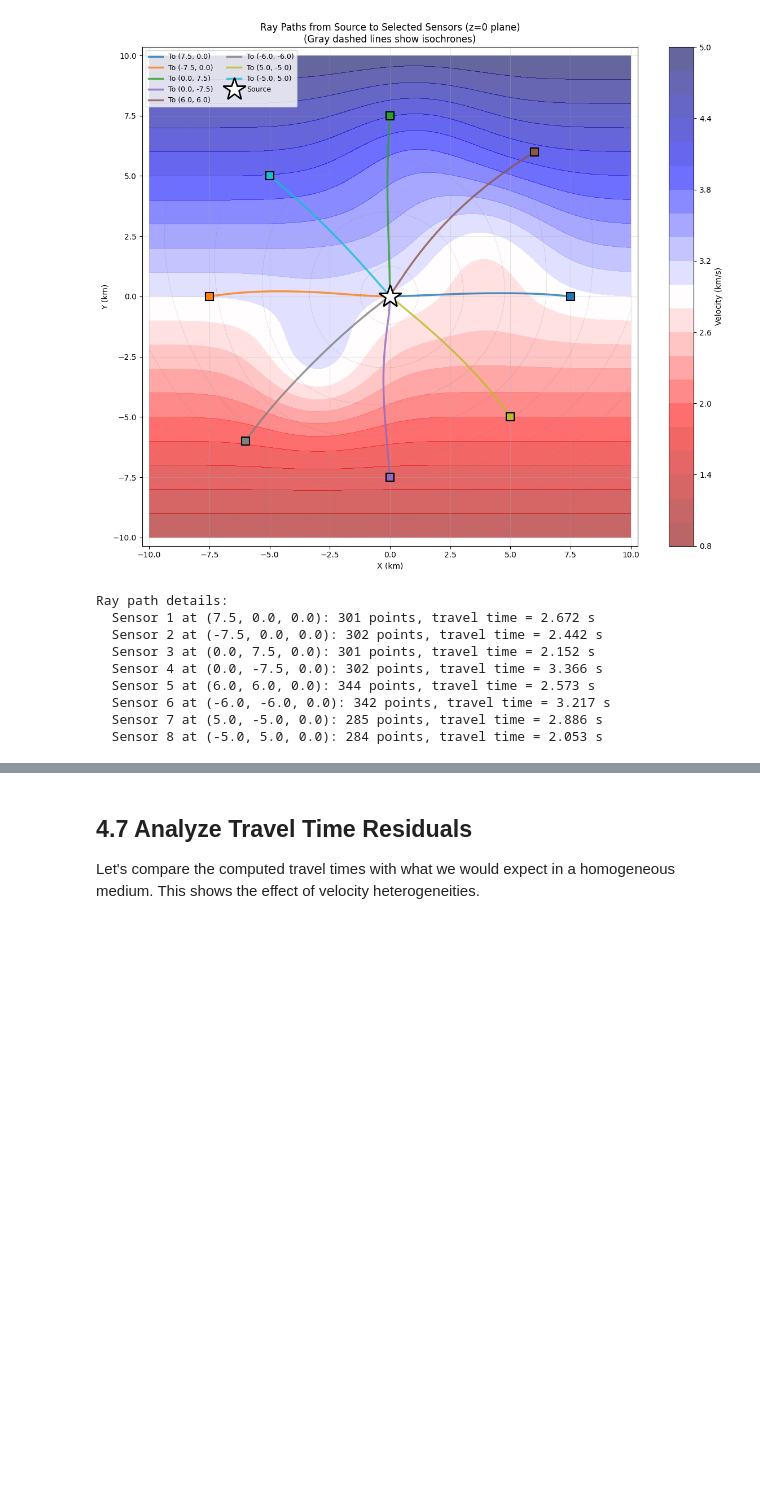
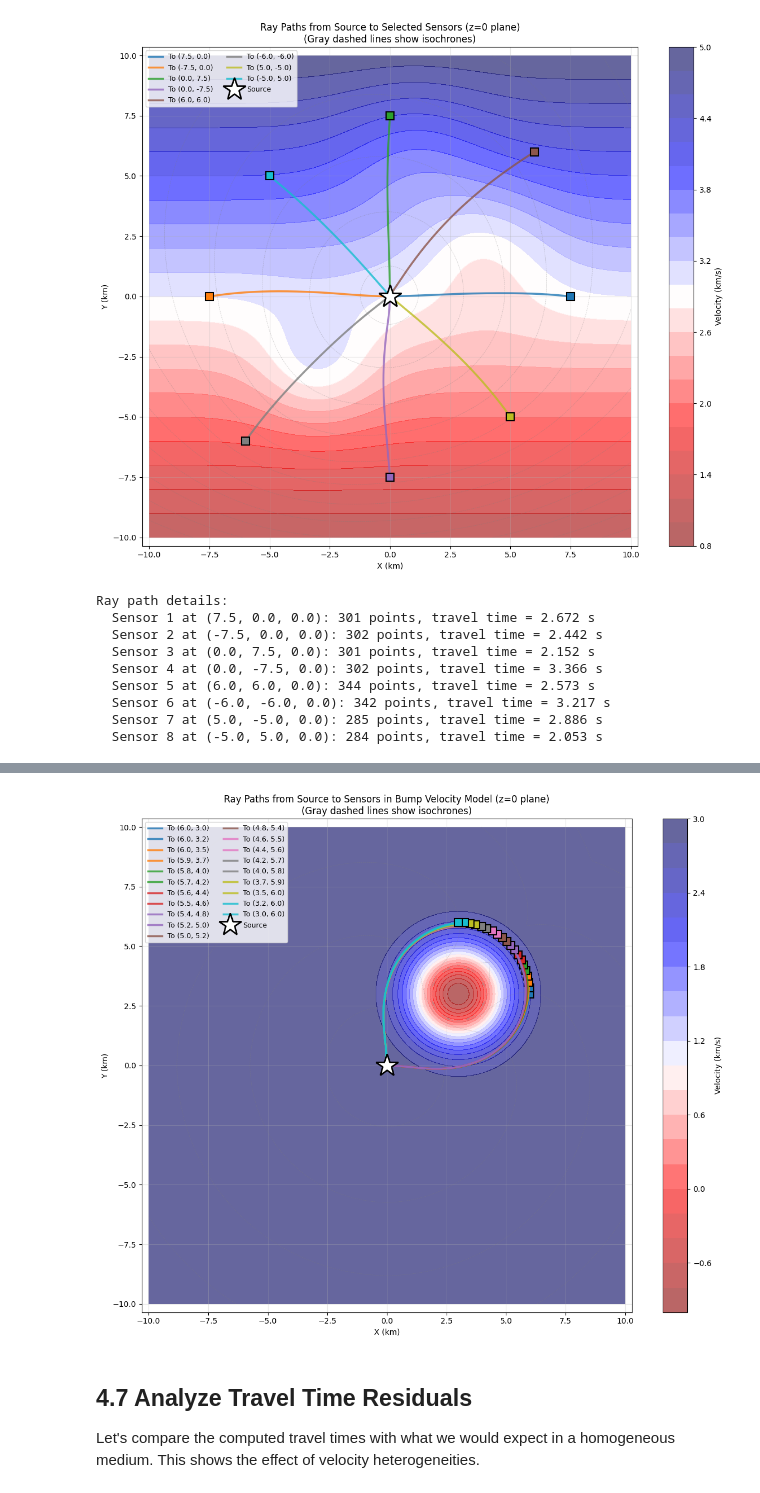
Before and after one commit to UW-geophysics-edu/ESS563-2025, a Jupyter notebook: notebooks/Eikonal_tomo_location.ipynb, the cells around one changed output, grey strips where cells are left out. Drawn from its saved outputs; the diff is of its cells as text; code cells hidden in the pictures; blank space fills up the shorter version.

```diff
--- a/notebooks/Eikonal_tomo_location.ipynb
+++ b/notebooks/Eikonal_tomo_location.ipynb
@@ -954,0 +1085,83 @@ Ray path details:
+# %%
+# now replicate this with low velocity anomaly
+# modify the velocity model to have a single low velocity anomaly described as a gaussian dip
+velocity_2d_dip = c0 * np.ones((ny, nx))
+# Add low velocity anomaly (sedimentary basin) offset at 5 km in x and y
+velocity_2d_dip -= 4.0 * np.exp(-((X - 3.0)**2 + (Y - 3.0)**2) / 4.0)
+
+# now solve for travel time and ray paths from source to sensors using pykonal in 3D
+# Create 3D velocity model by replicating the 2D bump model along z
+velocity_model_bump2 = np.zeros((nx, ny, nz))
+for k in range(nz):
+    velocity_model_bump2[:, :, k] = velocity_2d_dip.T  # Transpose to match PyKonal's (x, y, z) indexing
+# Create PyKonal solver for 3D problem with bump
+solver_bump2 = pykonal.EikonalSolver(coord_sys="cartesian")
+# Define the grid
+solver_bump2.velocity.min_coords = x_min, y_min, z_min
+solver_bump2.velocity.node_intervals = (x_max - x_min) / (nx - 1), (y_max - y_min) / (ny - 1), (z_max - z_min) / (nz - 1)
+solver_bump2.velocity.npts = nx, ny, nz
+# Set the velocity model (PyKonal expects velocity, not slowness)
+solver_bump2.velocity.values = velocity_model_bump2
+# Set source location (center of domain at z=0) - USE PHYSICAL COORDINATES
+idx_x = int((source_x - x_min) / (x_max - x_min) * (nx - 1))
+idx_y = int((source_y - y_min) / (y_max - y_min) * (ny - 1))
+idx_z = int((source_z - z_min) / (z_max - z_min) * (nz - 1))
+# solver_bump2.source = idx_x, idx_y, idx_z
+
+solver_bump2.unknown[src_idx] = False
+
+solver_bump2.traveltime.values[src_idx] = 0.0  # Set travel time at source to zero
+solver_bump2.unknown[src_idx] = False
+solver_bump2.trial.push(*src_idx)
+
+# Solve the eikonal equation
+print("Solving eikonal equation for bump model...")
+solver_bump2.solve()
+print("Done!")
+
+# Trace rays from each sensor back to source
+ray_paths_bump2 = []
+for sensor_loc in sensor_coords_bump:
+    ray = solver_bump2.trace_ray( np.array(sensor_loc))
+    ray_paths_bump2.append(ray)
+    # get travel time at sensor
+    tt_sensor = solver_bump2.tt.values[
+        int((sensor_loc[0] - x_min) / (x_max - x_min) * (nx - 1)),
+        int((sensor_loc[1] - y_min) / (y_max - y_min) * (ny - 1)),
+        int((sensor_loc[2] - z_min) / (z_max - z_min) * (nz - 1))
+    ]
+    print(f"Sensor at {sensor_loc}: Travel time = {tt_sensor:.3f} s, Ray path length = {ray.shape[0]:.3f} km")
+# Plot velocity model with ray paths for bump model
+plt.figure(figsize=(12, 10))
+# Background: velocity model
+im = plt.contourf(X, Y, velocity_2d_dip, levels=25, cmap='seismic_r', alpha=0.6)
+plt.colorbar(im, label='Velocity (km/s)')
+# Overlay: travel time contours (isochrones)
+travel_times_bump = solver_bump2.tt.values[:, :, 0].T  # Extract z=0 and transpose back to match our coordinate system
+contours = plt.contour(X, Y, travel_times_bump, levels=12, colors='gray',
+                       linewidths=0.5, alpha=0.4, linestyles='--')
+# Plot ray paths (extract x, y coordinates from the ray path array)
+colors = plt.cm.tab10(np.linspace(0, 1, len(sensor_coords_bump)))
+for i, (ray, sensor_loc) in enumerate(zip(ray_paths_bump2, sensor_coords_bump)):
+    if ray is not None and len(ray) > 0:
+        x_coords = ray[:, 0]  # Extract x coordinates
+        y_coords = ray[:, 1]  # Extract y coordinates
+        # Plot the ray path
+        plt.plot(x_coords, y_coords,
+                color=colors[i], linewidth=2.5, alpha=0.8,
+                label=f'To ({sensor_loc[0]:.1f}, {sensor_loc[1]:.1f})')
+        # Plot sensor location as a square
+        plt.plot(sensor_loc[0], sensor_loc[1], 's', color=colors[i],
+                markersize=10, markeredgecolor='black', markeredgewidth=1.5)
+# Plot source
+plt.plot(source_x, source_y, 'w*', markersize=30, markeredgecolor='black',
+        markeredgewidth=2, label='Source', zorder=10)
+plt.xlabel('X (km)')
+plt.ylabel('Y (km)')
+plt.title('Ray Paths from Source to Sensors in Bump Velocity Model (z=0 plane)\n(Gray dashed lines show isochrones)')
+plt.axis('equal')
+plt.grid(True, alpha=0.3)
+plt.legend(loc='upper left', fontsize=9, ncol=2)
+plt.tight_layout()
+plt.show()
+# %% [output]
@@ -955,3 +1185,4 @@ Ray path details:
+[figure, added]
 # %% [markdown]
 ## 4.7 Analyze Travel Time Residuals
 
```
Also changed, not shown: parts of 3 cells of this notebook, 1 other file.
